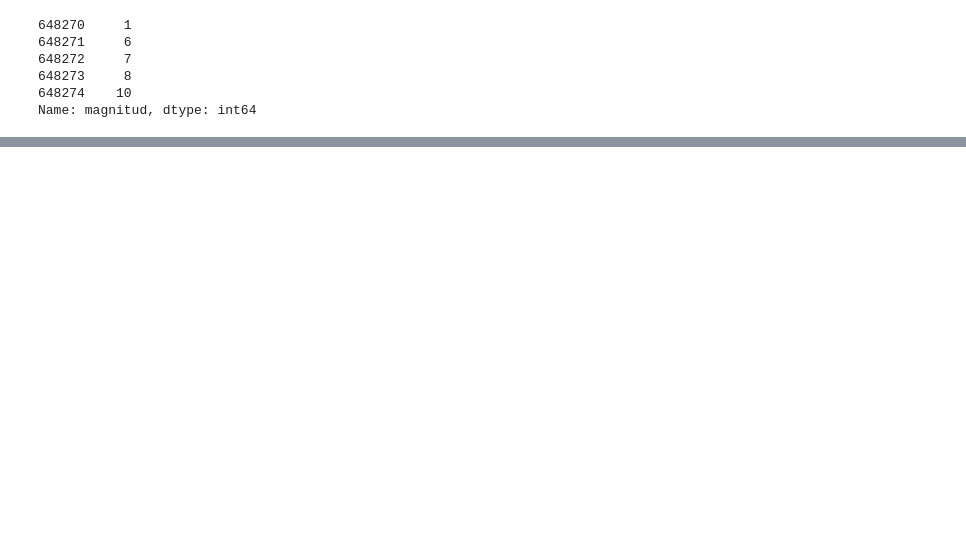
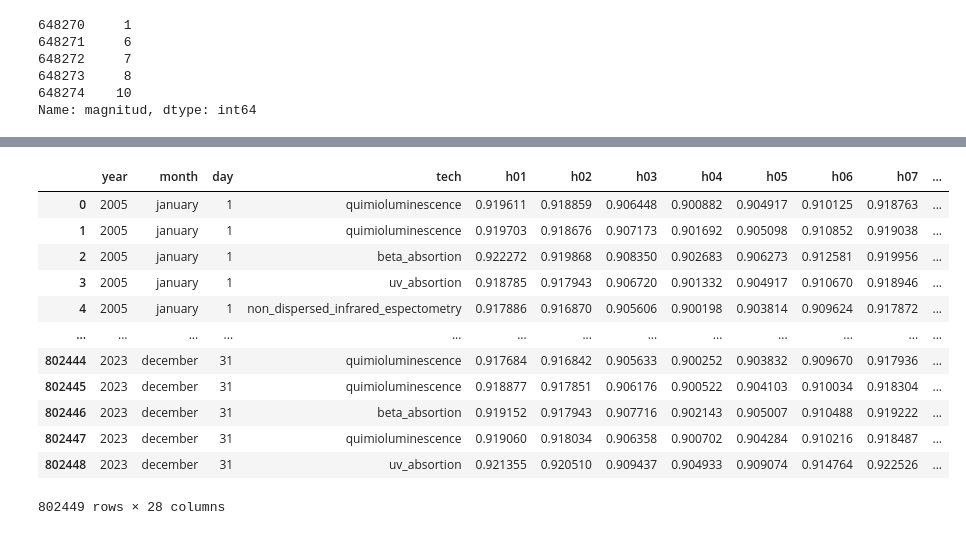
Before and after one commit to JCastillo1997/Inhale-the-present-exhale-the-past.-, a Jupyter notebook: EDA/EDA.ipnyb/EDA_air.ipynb, the cells around one changed output, grey strips where cells are left out. Cells and saved outputs as stored; diff of their text form; code cells hidden in the pictures; blank space fills up the shorter version.

Commit message:
Organized, fixed, extracted, now onto sql

```diff
--- a/EDA/EDA.ipnyb/EDA_air.ipynb
+++ b/EDA/EDA.ipnyb/EDA_air.ipynb
@@ -195,0 +307,6 @@ TtestResult(statistic=35.17886491767936, pvalue=1.0, df=154178)
+# %%
+
+split_values = df['measuring_point'].str.split('_')
+extracted_numbers = split_values.str[2]
+df['tech'] = extracted_numbers
+df['measuring_point'] = df['measuring_point'].str.replace(r'_(\d+)$', '', regex=True)
@@ -195,0 +316,8 @@ TtestResult(statistic=35.17886491767936, pvalue=1.0, df=154178)
+# %%
+technical_description_map={'8':'quimioluminescence','49':'beta_absortion','6':'uv_absortion',
+                           '59':'gas_cromatography','2':'flame_ionization','48':'non_dispersed_infrared_espectometry',
+                           '38':'uv_fluorescence'}
+# %%
+df['tech'] = df['tech'].map(technical_description_map)
+df_antes['tech'] = df_despues['tech'].map(technical_description_map)
+df_antes['tech'] = df_despues['tech'].map(technical_description_map)
@@ -195,0 +326,3 @@ TtestResult(statistic=35.17886491767936, pvalue=1.0, df=154178)
+# %%
+df_1 = df[['year', 'month', 'day', 'tech', 'h01', 'h02', 'h03', 'h04', 'h05', 'h06', 'h07', 'h08', 'h09', 'h10',
+            'h11', 'h12', 'h13', 'h14', 'h15', 'h16', 'h17', 'h18', 'h19', 'h20', 'h21', 'h22', 'h23', 'h24']]
@@ -195,0 +416,16 @@ TtestResult(statistic=35.17886491767936, pvalue=1.0, df=154178)
+# %%
+df_1
+# %% [output]
+|  | year | month | day | tech | h01 | h02 | h03 | h04 | h05 | h06 | h07 | ... |
+| 0 | 2005 | january | 1 | quimioluminescence | 0.919611 | 0.918859 | 0.906448 | 0.900882 | 0.904917 | 0.910125 | 0.918763 | ... |
+| 1 | 2005 | january | 1 | quimioluminescence | 0.919703 | 0.918676 | 0.907173 | 0.901692 | 0.905098 | 0.910852 | 0.919038 | ... |
+| 2 | 2005 | january | 1 | beta_absortion | 0.922272 | 0.919868 | 0.908350 | 0.902683 | 0.906273 | 0.912581 | 0.919956 | ... |
+| 3 | 2005 | january | 1 | uv_absortion | 0.918785 | 0.917943 | 0.906720 | 0.901332 | 0.904917 | 0.910670 | 0.918946 | ... |
+| 4 | 2005 | january | 1 | non_dispersed_infrared_espectometry | 0.917886 | 0.916870 | 0.905606 | 0.900198 | 0.903814 | 0.909624 | 0.917872 | ... |
+| ... | ... | ... | ... | ... | ... | ... | ... | ... | ... | ... | ... | ... |
+| 802444 | 2023 | december | 31 | quimioluminescence | 0.917684 | 0.916842 | 0.905633 | 0.900252 | 0.903832 | 0.909670 | 0.917936 | ... |
+| 802445 | 2023 | december | 31 | quimioluminescence | 0.918877 | 0.917851 | 0.906176 | 0.900522 | 0.904103 | 0.910034 | 0.918304 | ... |
+| 802446 | 2023 | december | 31 | beta_absortion | 0.919152 | 0.917943 | 0.907716 | 0.902143 | 0.905007 | 0.910488 | 0.919222 | ... |
+| 802447 | 2023 | december | 31 | quimioluminescence | 0.919060 | 0.918034 | 0.906358 | 0.900702 | 0.904284 | 0.910216 | 0.918487 | ... |
+| 802448 | 2023 | december | 31 | uv_absortion | 0.921355 | 0.920510 | 0.909437 | 0.904933 | 0.909074 | 0.914764 | 0.922526 | ... |
+802449 rows × 28 columns
```
Also changed, not shown: parts of 28 cells of this notebook, 10 other files.
